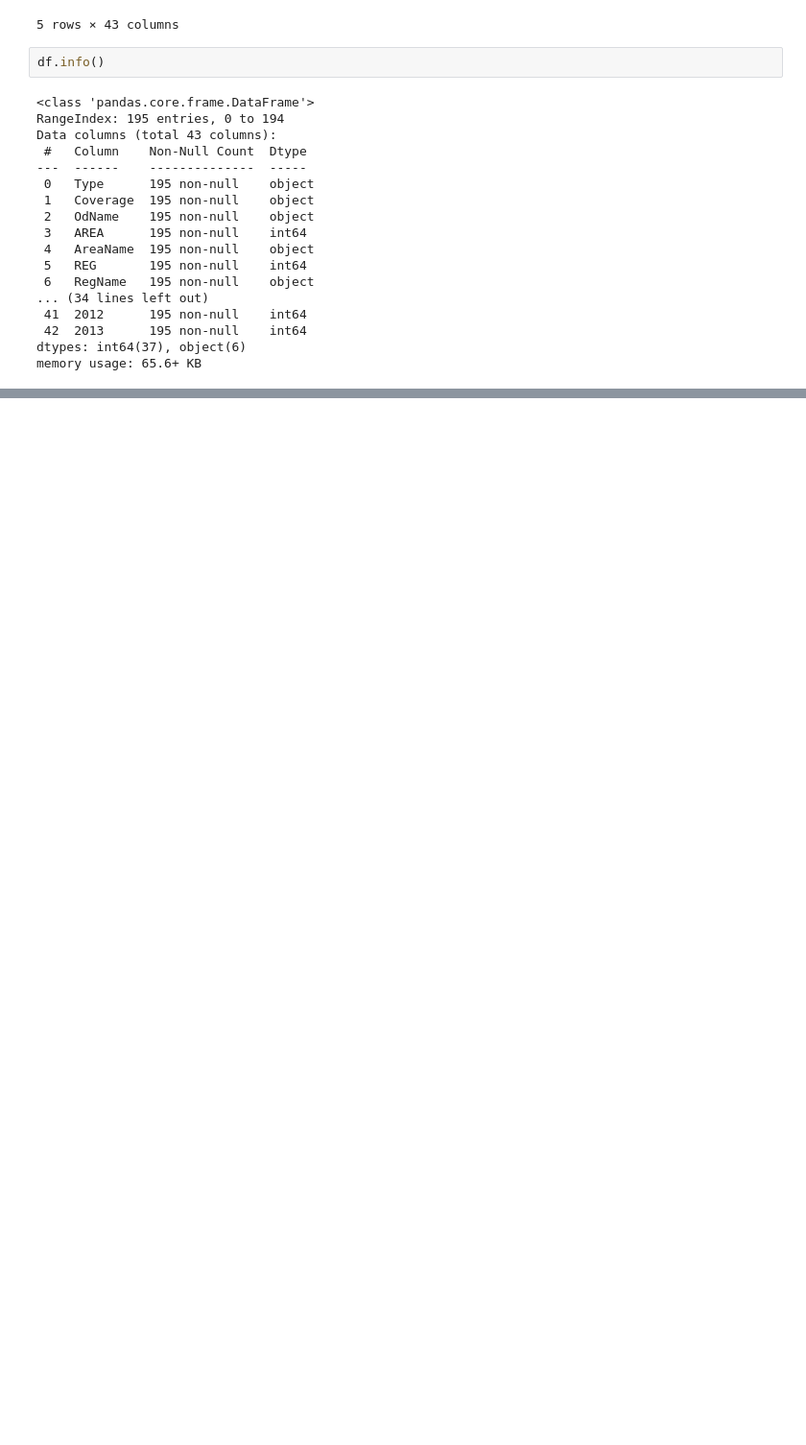
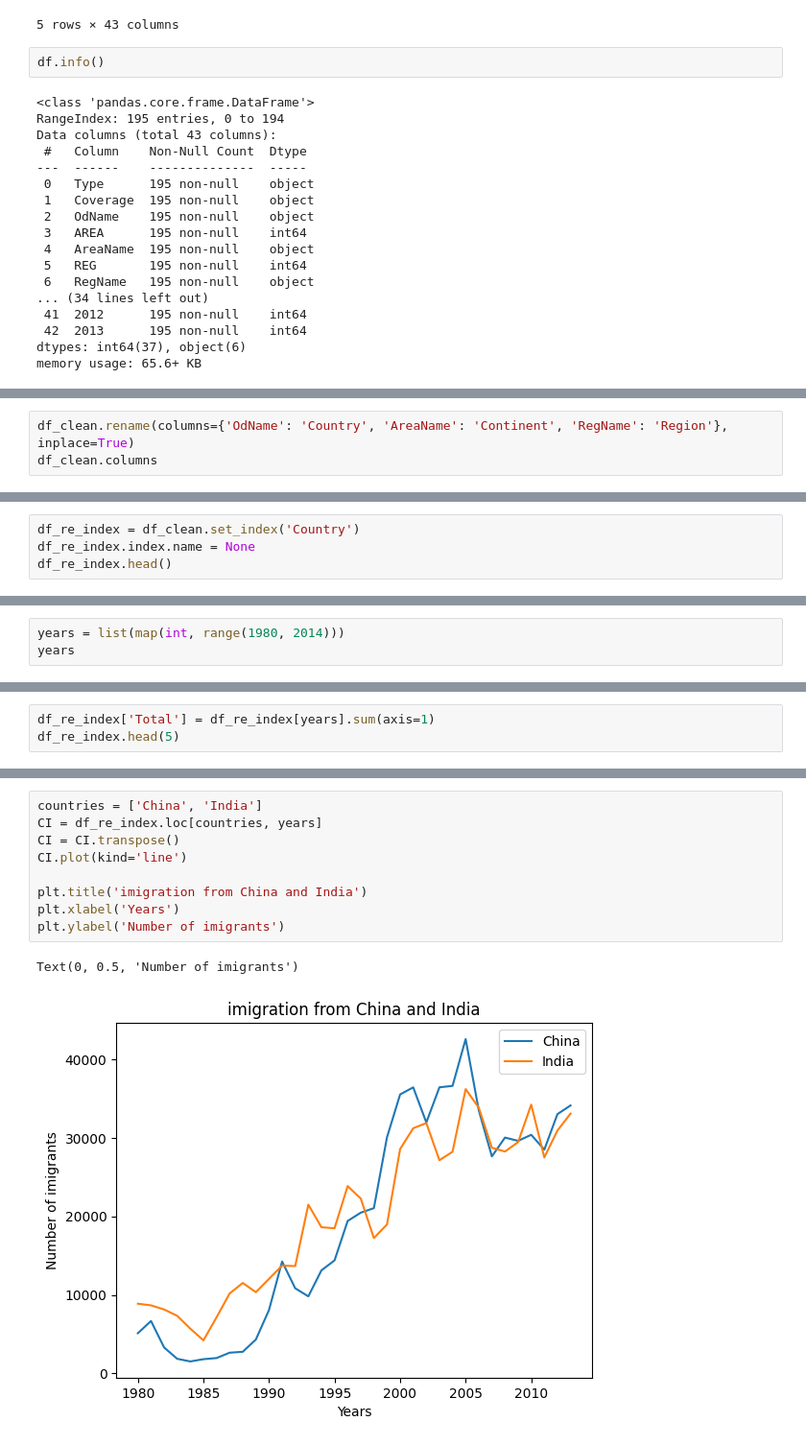
Before and after one commit to Ikalls75/Loss-Ratio-Trends-in-Indonesia-s-Insurance-Industry-OJK-Data-, a Jupyter notebook: MiniTask13.ipynb, the cells around one changed output, grey strips where cells are left out. Shown: that part at 96% size. Drawn from its saved outputs; the diff is of its cells as text; blank space fills up the shorter version.

```diff
--- a/MiniTask13.ipynb
+++ b/MiniTask13.ipynb
@@ -42,0 +49,3 @@ TypeError: can only concatenate str (not "int") to str
+# %%
+df_clean.rename(columns={'OdName': 'Country', 'AreaName': 'Continent', 'RegName': 'Region'}, inplace=True)
+df_clean.columns
@@ -42,0 +62,4 @@ TypeError: can only concatenate str (not "int") to str
+# %%
+df_re_index = df_clean.set_index('Country')
+df_re_index.index.name = None
+df_re_index.head()
@@ -42,0 +74,3 @@ TypeError: can only concatenate str (not "int") to str
+# %%
+years = list(map(int, range(1980, 2014)))
+years
@@ -42,0 +95,3 @@ TypeError: can only concatenate str (not "int") to str
+# %%
+df_re_index['Total'] = df_re_index[years].sum(axis=1)
+df_re_index.head(5)
@@ -42,0 +106,12 @@ TypeError: can only concatenate str (not "int") to str
+# %%
+countries = ['China', 'India']
+CI = df_re_index.loc[countries, years]
+CI = CI.transpose()
+CI.plot(kind='line')
+
+plt.title('imigration from China and India')
+plt.xlabel('Years')
+plt.ylabel('Number of imigrants')
+# %% [output]
+Text(0, 0.5, 'Number of imigrants')
+[figure, added]
```
Also changed, not shown: parts of 5 cells of this notebook.
